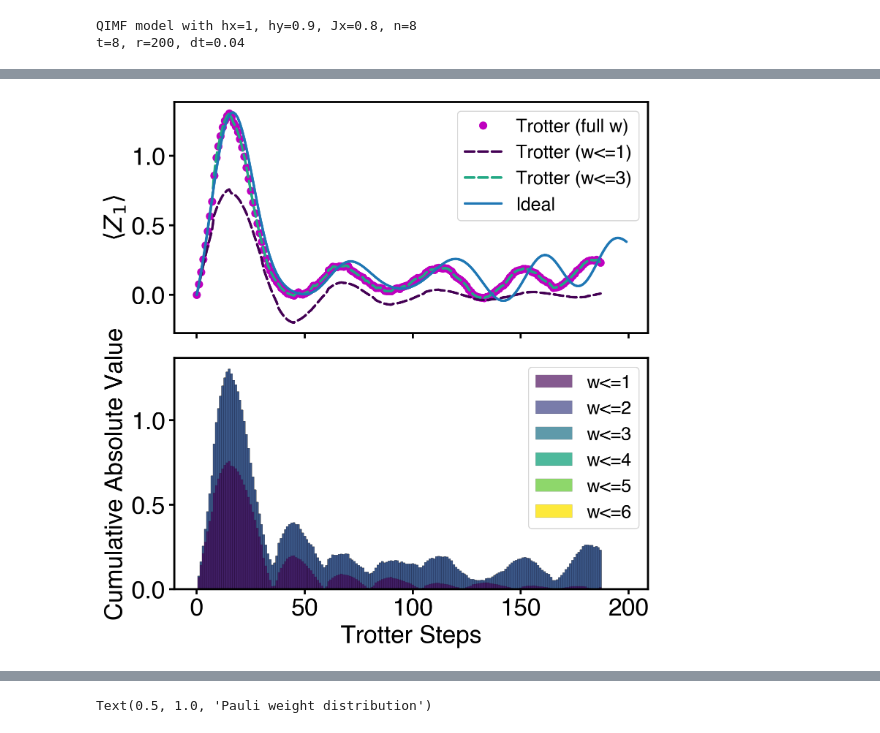
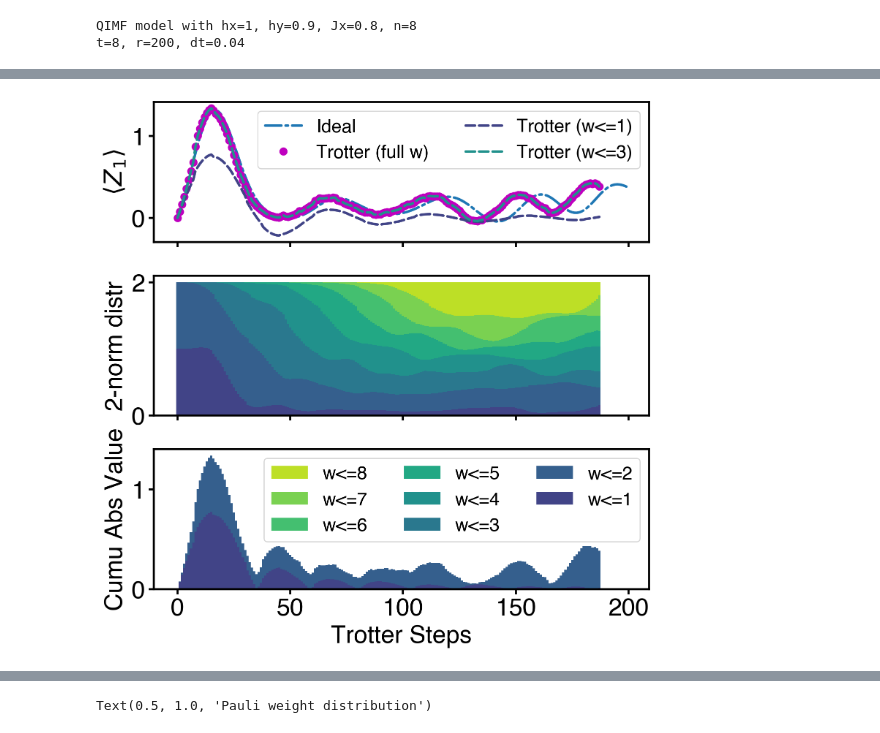
Before and after one commit to Jue-Xu/Pauli-Propagation-Hamiltonian-Expectation, a Jupyter notebook: low_weight_pauli_propagation.ipynb, the cells around one changed output, grey strips where cells are left out. Drawn from its saved outputs; the diff is of its cells as text; code cells hidden in the pictures.

```diff
--- a/low_weight_pauli_propagation.ipynb
+++ b/low_weight_pauli_propagation.ipynb
@@ -55,6 +68,7 @@ c, s = math.cos(dt*2), math.sin(dt*2)
 
 evo_ob = [z1]
 for i in range(r):
+    print('+', end='')
     for g in list(qimf.ham):
         # print(g)
         temp = []
@@ -64,7 +78,10 @@ for i in range(r):
                 # print(item, g)
                 temp.append(item)
             else:
-                branch = pauli_rotation_evo(g, dt, item, coeffs=[c,s])
+                norm_g = SparsePauliOp(g.paulis, coeffs=[1])
+                angle = 2*dt*g.coeffs[0].real
+                branch = math.cos(angle)*item + 1j*math.sin(angle)*norm_g@item
+                # branch = pauli_rotation_evo(g, dt, item, coeffs=[c,s])
                 # branch = c*item + 1j*s*g@item
                 temp.append(branch)
         ob_g = sum(temp).simplify()
@@ -146,38 +175,43 @@ SparsePauliOp(['IIIIIIXX', 'IIIIIIZX', 'IIIIIIXZ', 'IIIIIIZZ', 'IIIIIXYX', 'IIII
 # %%
 t_list = list(range(len(expvals)))
 
 # Use wider spacing between bars for better visibility
 x_pos = np.arange(len(expvals_w))
 bar_width = 1.0
-k = 6
-colors = plt.cm.viridis(np.linspace(0.0, 1, k))
+k = n
+# colors = plt.cm.viridis(np.linspace(0.9, 0.1, k))
+# colors = plt.cm.viridis(np.linspace(0.0, 1, k))
+colors = plt.cm.viridis(np.linspace(0.2, 0.9, k))
 
-fig, [ax, ax2] = plt.subplots(2, 1, sharex=True, figsize=(8, 8))
+fig, [ax, ax3, ax2] = plt.subplots(3, 1, sharex=True, figsize=(8, 8))
+ax.plot(range(len(ideal_expvals)), ideal_expvals, '-.', label='Ideal')
 ax.plot(t_list, expvals, '.', label='Trotter (full w)', c='m')
 ax.plot(t_list, expvals_low[:, 0], '--', label='Trotter (w<=1)', color=colors[0])
 ax.plot(t_list, expvals_low[:, 1], '--', label='Trotter (w<=3)', color=colors[3])
 # ax.plot(t_list, expvals_low[:, 5], '--', label='Trotter (w<=5)', color=colors[5])
-ax.plot(range(len(ideal_expvals)), ideal_expvals, '-', label='Ideal')
 # ax.set_xlabel(fr'Trotter steps')
 ax.set_ylabel(rf'$\langle Z_1 \rangle$')
-ax.legend()
+ax.legend(loc='upper right', ncol=2, fontsize='medium')
 
 # Plot with different alpha values for better layering effect
-for w in range(k, 0, -1):
+for w in range(n, 0, -1):
     cumulative_values = [sum(expvals_w[i][:w]) for i in range(len(expvals_w))]
     # Vary alpha based on w value
-    alpha = 0.6 + (w / n) * 0.4
-    bars = ax2.bar(x_pos, cumulative_values, bar_width, color=colors[w-1], alpha=alpha, label=f'w<={w}',
-                    edgecolor='black',
-                    linewidth=0.1)
+    # alpha = 0.6 + (w / n) * 0.4
+    alpha = 1
+    bars = ax2.bar(x_pos, cumulative_values, bar_width, color=colors[w-1], alpha=alpha, label=f'w<={w}')
+# for w in range(n, 0, -1):
+    norm2_distr = [sum(norm_weight_steps[i][:w]) for i in range(len(expvals_w))]
+    bars = ax3.bar(x_pos, norm2_distr, bar_width, color=colors[w-1], label=f'w<={w}')
+
+# ax2.set_xlabel('Trotter Steps')
+ax2.set_ylabel('Cumu Abs Value')
+# ax2.set_title('Cumulative Values with Enhanced Visibility')
+ax2.legend(loc='upper right', ncol=3, fontsize='medium')  # make legend horizontal
 
 ax2.set_xlabel('Trotter Steps')
-ax2.set_ylabel('Cumulative Absolute Value')
-# ax2.set_title('Cumulative Values with Enhanced Visibility')
-
-handles, labels = ax2.get_legend_handles_labels()
-ax2.legend(handles[::-1], labels[::-1], loc='upper right')
+ax3.set_ylabel('2-norm distr') # ax3.legend(loc='upper right')
 
 fig.savefig(f'{fig_dir}/expvals_pauli.pdf', bbox_inches='tight')
 # %% [output]
-[figure, old version]
+[figure, new version]
```
Also changed, not shown: parts of 6 cells of this notebook, 3 other files.
